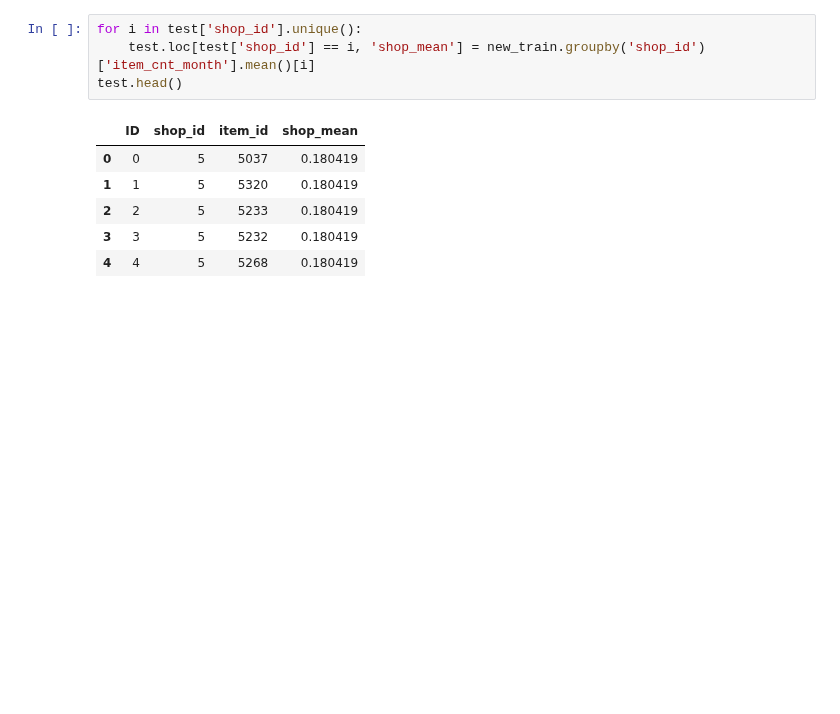
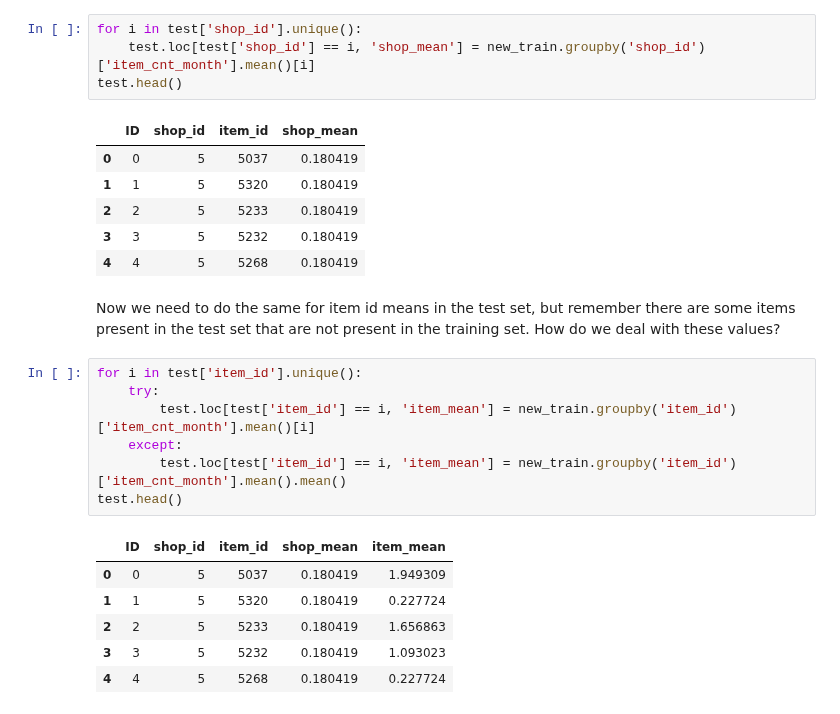
Before and after one commit to sarthakbatragatech/100-Days-of-ML, a Jupyter notebook: Time-Series-Forecasting/Predict-Future-Sales.ipynb, the cells around one changed output. Drawn from its saved outputs; the diff is of its cells as text; blank space fills up the shorter version.

Commit message:
Added item mean to test set

```diff
--- a/Time-Series-Forecasting/Predict-Future-Sales.ipynb
+++ b/Time-Series-Forecasting/Predict-Future-Sales.ipynb
@@ -392,3 +392,19 @@ test.head()
 | 2 | 2 | 5 | 5233 | 0.180419 |
 | 3 | 3 | 5 | 5232 | 0.180419 |
 | 4 | 4 | 5 | 5268 | 0.180419 |
+# %% [markdown]
+Now we need to do the same for item id means in the test set, but remember there are some items present in the test set that are not present in the training set. How do we deal with these values?
+# %%
+for i in test['item_id'].unique():
+    try:
+        test.loc[test['item_id'] == i, 'item_mean'] = new_train.groupby('item_id')['item_cnt_month'].mean()[i]
+    except:
+        test.loc[test['item_id'] == i, 'item_mean'] = new_train.groupby('item_id')['item_cnt_month'].mean().mean()
+test.head()
+# %% [output]
+|  | ID | shop_id | item_id | shop_mean | item_mean |
+| 0 | 0 | 5 | 5037 | 0.180419 | 1.949309 |
+| 1 | 1 | 5 | 5320 | 0.180419 | 0.227724 |
+| 2 | 2 | 5 | 5233 | 0.180419 | 1.656863 |
+| 3 | 3 | 5 | 5232 | 0.180419 | 1.093023 |
+| 4 | 4 | 5 | 5268 | 0.180419 | 0.227724 |
```
